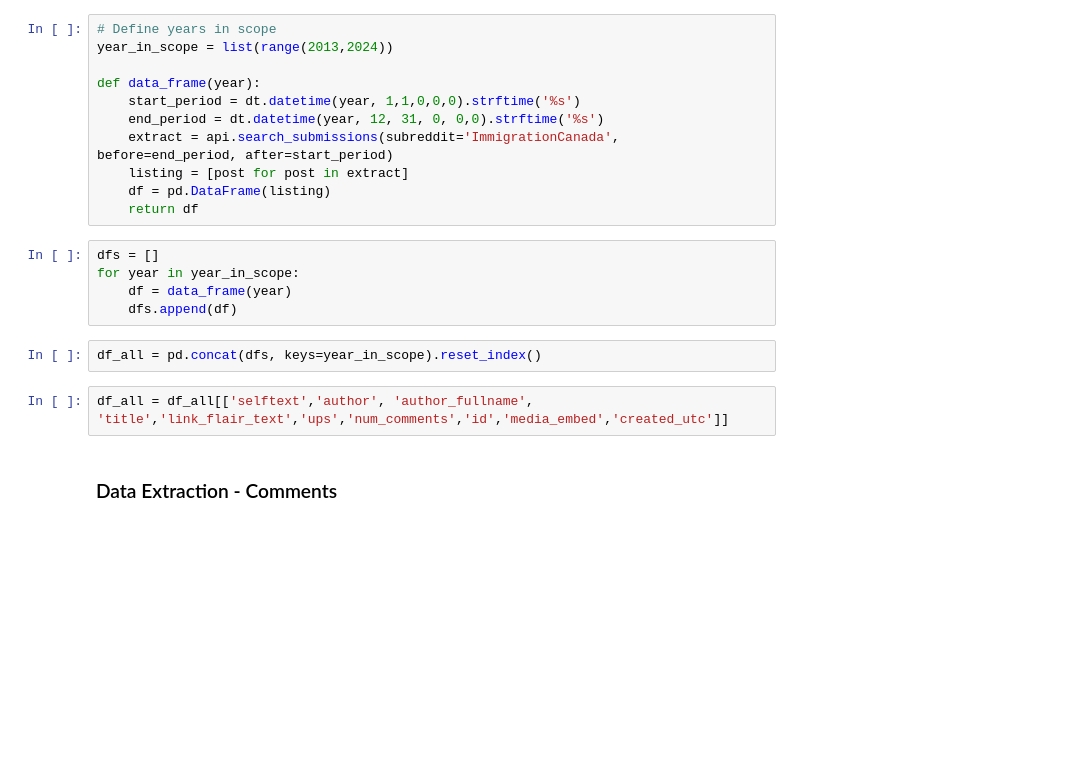
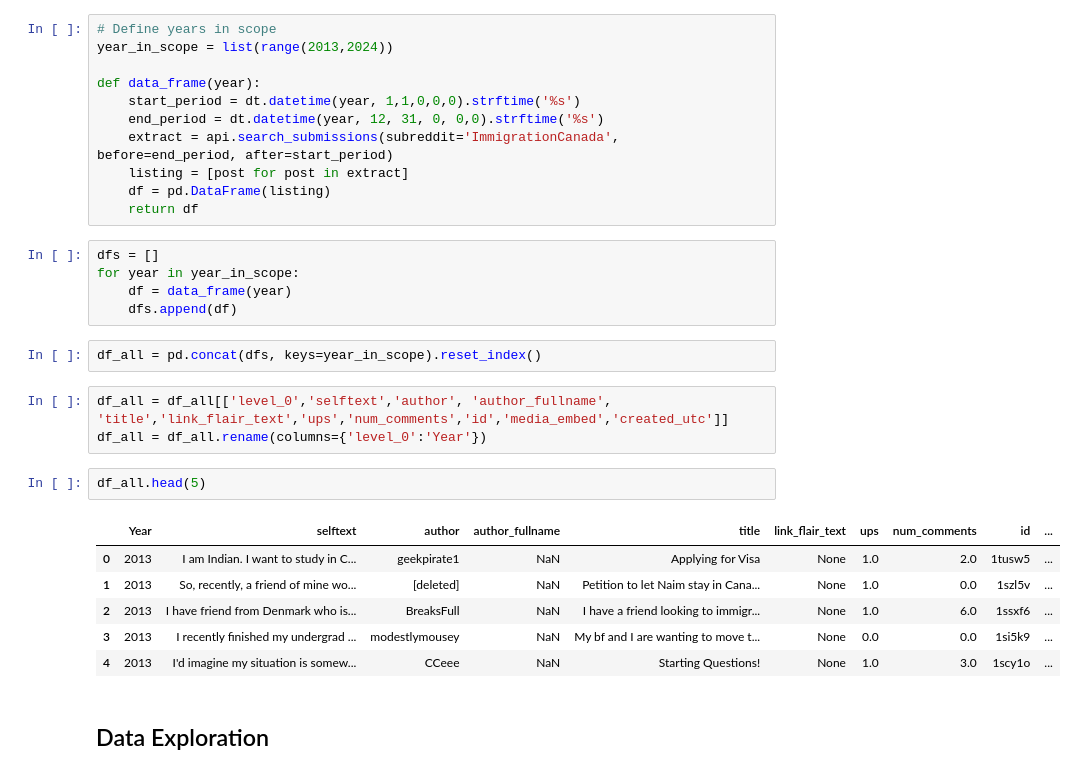
Before and after one commit to ngocmphan/reddit_immigration, a Jupyter notebook: Reddit_project.ipynb, the cells around one changed output. Cells and saved outputs as stored; diff of their text form; blank space fills up the shorter version.

```diff
--- a/Reddit_project.ipynb
+++ b/Reddit_project.ipynb
@@ -116,14 +132,24 @@ def data_frame(year):
     listing = [post for post in extract]
     df = pd.DataFrame(listing)
     return df
-# %%
-dfs = []
-for year in year_in_scope:
-    df = data_frame(year)
-    dfs.append(df)
-# %%
-df_all = pd.concat(dfs, keys=year_in_scope).reset_index()
+# %%
+dfs = []
+for year in year_in_scope:
+    df = data_frame(year)
+    dfs.append(df)
+# %%
+df_all = pd.concat(dfs, keys=year_in_scope).reset_index()
 # %%
-df_all = df_all[['selftext','author', 'author_fullname', 'title','link_flair_text','ups','num_comments','id','media_embed','created_utc']]
+df_all = df_all[['level_0','selftext','author', 'author_fullname', 'title','link_flair_text','ups','num_comments','id','media_embed','created_utc']]
+df_all = df_all.rename(columns={'level_0':'Year'})
-# %% [markdown]
-### Data Extraction - Comments
+# %%
+df_all.head(5)
+# %% [output]
+|  | Year | selftext | author | author_fullname | title | link_flair_text | ups | num_comments | id | ... |
+| 0 | 2013 | I am Indian. I want to study in C... | geekpirate1 | NaN | Applying for Visa | None | 1.0 | 2.0 | 1tusw5 | ... |
+| 1 | 2013 | So, recently, a friend of mine wo... | [deleted] | NaN | Petition to let Naim stay in Cana... | None | 1.0 | 0.0 | 1szl5v | ... |
+| 2 | 2013 | I have friend from Denmark who is... | BreaksFull | NaN | I have a friend looking to immigr... | None | 1.0 | 6.0 | 1ssxf6 | ... |
+| 3 | 2013 | I recently finished my undergrad ... | modestlymousey | NaN | My bf and I are wanting to move t... | None | 0.0 | 0.0 | 1si5k9 | ... |
+| 4 | 2013 | I'd imagine my situation is somew... | CCeee | NaN | Starting Questions! | None | 1.0 | 3.0 | 1scy1o | ... |
+# %% [markdown]
+## Data Exploration
```
Also changed, not shown: parts of 1 cell of this notebook.
